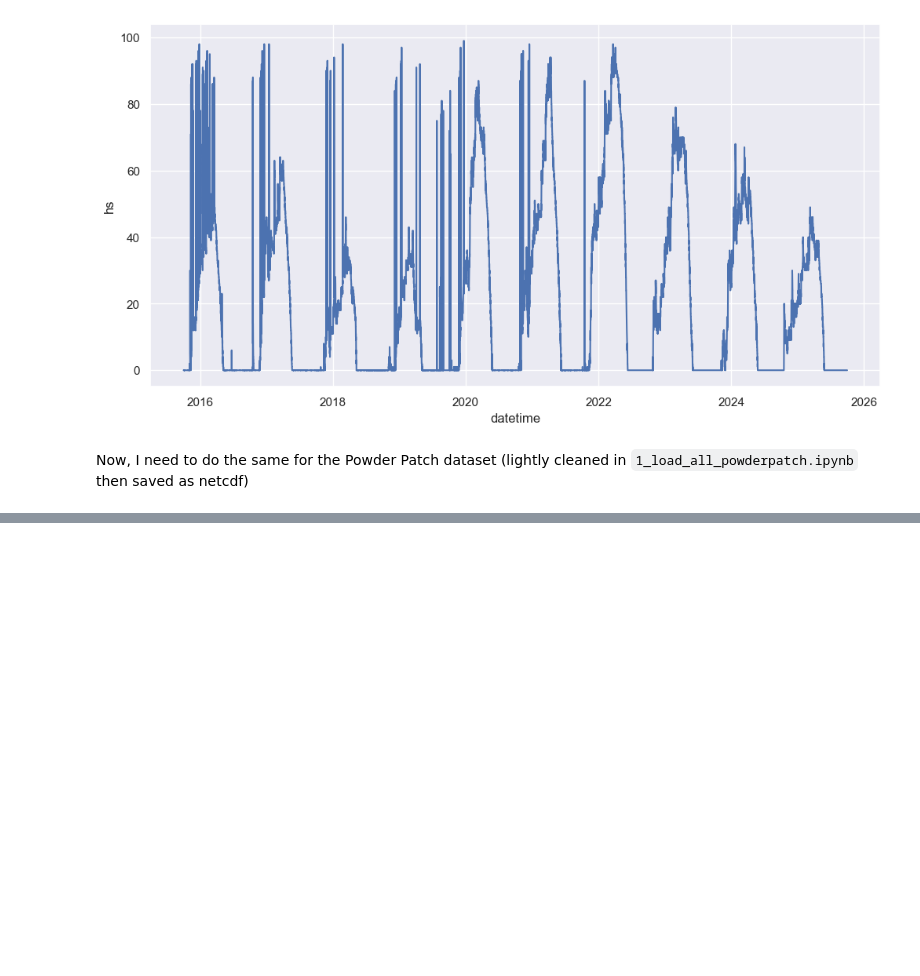
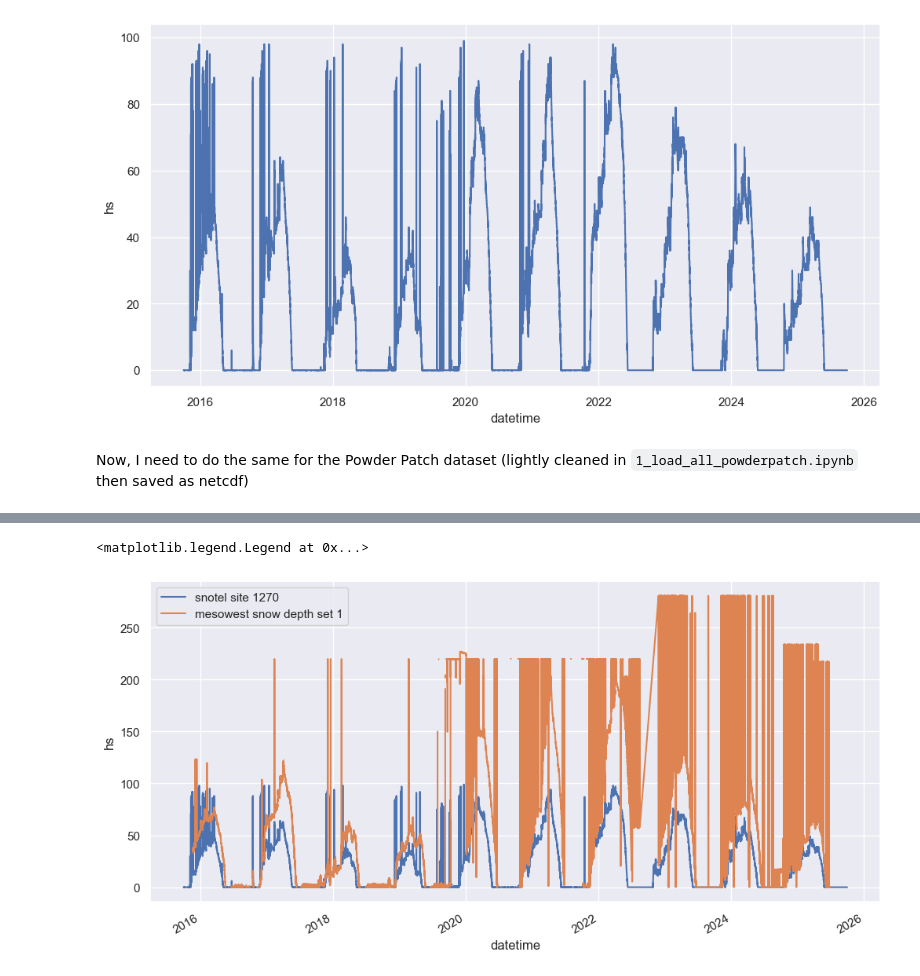
Before and after one commit to cassielumbrazo/snowdepth_teleconnections, a Jupyter notebook: 3_clean_snowdepth.ipynb, the cells around one changed output, grey strips where cells are left out. Saved outputs shown, nothing was run; the diff lists cells and outputs as text; code cells hidden in the pictures; blank space fills up the shorter version.

```diff
--- a/3_clean_snowdepth.ipynb
+++ b/3_clean_snowdepth.ipynb
@@ -71,0 +97,11 @@ Now, I need to do the same for the Powder Patch dataset (lightly cleaned in `1_l
+# %%
+# convert mm to inches
+df_mesowest['snow_depth_set_1_inches'] = df_mesowest['snow_depth_set_1'] / 25.4  # convert mm to inches
+# %%
+ds_site1270['hs'].plot()
+df_mesowest['snow_depth_set_1_inches'].plot()
+
+plt.legend(['snotel site 1270', 'mesowest snow depth set 1'])
+# %% [output]
+<matplotlib.legend.Legend at 0x...>
+[figure, added]
```
Also changed, not shown: parts of 23 cells of this notebook, 1 other file.
